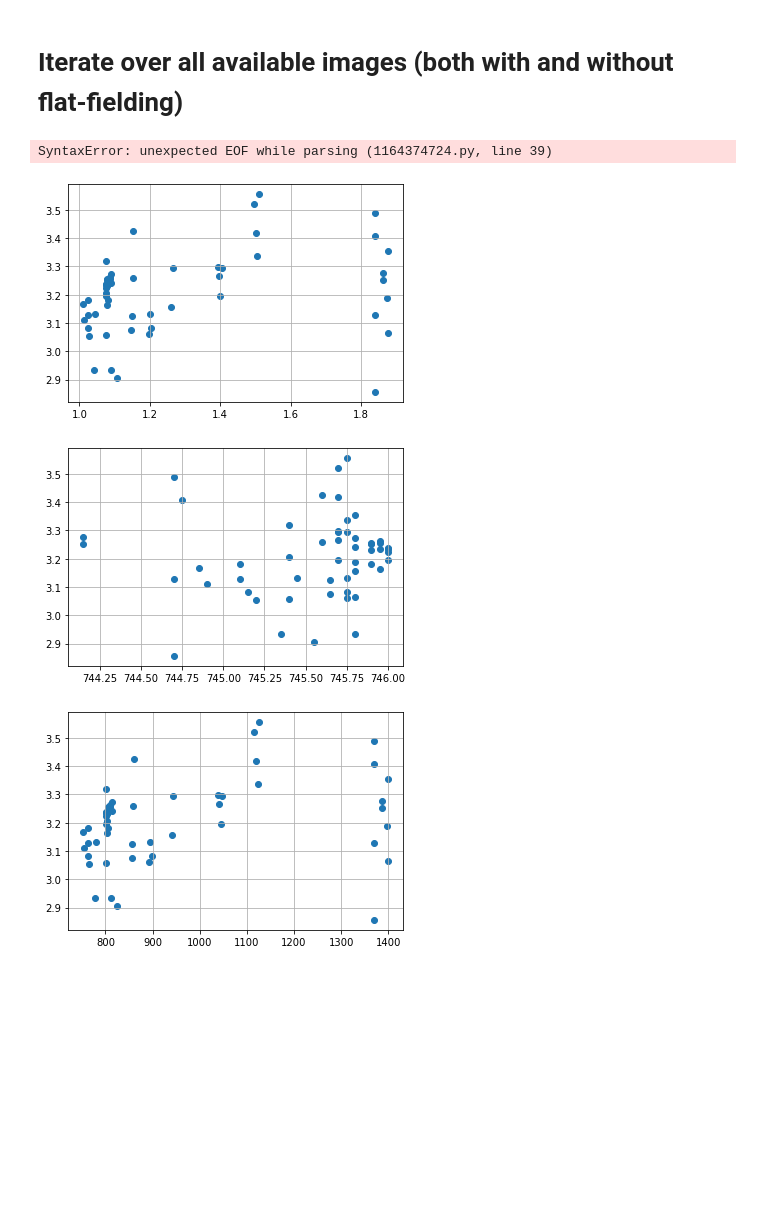
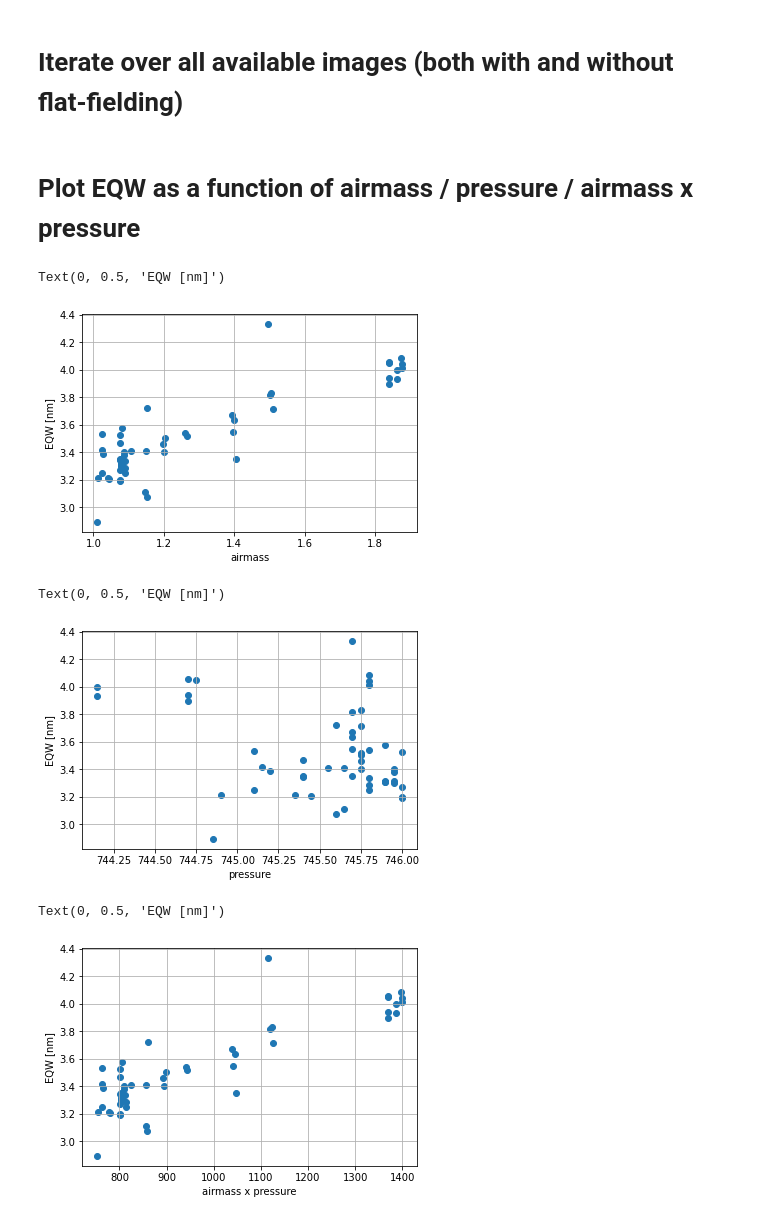
Before and after one commit to mrmonroy/AuxTel_eqw, a Jupyter notebook: O2_EQW/calculate_o2_eqw.ipynb, the cells around one changed output. Cells and saved outputs as stored; diff of their text form; code cells hidden in the pictures; blank space fills up the shorter version.

```diff
--- a/O2_EQW/calculate_o2_eqw.ipynb
+++ b/O2_EQW/calculate_o2_eqw.ipynb
@@ -65,5 +68,5 @@ plt.grid()
 # %%
-min_cont = 740
+min_cont = 735
 max_cont = 790
-min_lin = 756
-max_lin = 771
+min_lin = 750
+max_lin = 775
@@ -93,8 +109,6 @@ def eqw(x,flux,min_cont,max_cont,min_lin,max_lin,central_lambda=None,return_fit=
     linemask = (xline>=min_lin)*(xline<=max_lin)
     xline_model = xline[linemask]
     fline_model = fun_fit(xline_model,p3[0],p3[1],p3[2],p3[3])
-    #fline_model = fun_fit(xline_model,p3[0],p3[1],p3[2],p3[3],p3[4])
-    #fline_model = fun_fit(xline_model,p3[0],p3[1],p3[2],p3[3],p3[4],p3[5],p3[6],p3[7])
 
     def fun_fit_(x):
         return fun_fit(x,p3[0],p3[1],p3[2],p3[3])
@@ -106,9 +120,6 @@ def eqw(x,flux,min_cont,max_cont,min_lin,max_lin,central_lambda=None,return_fit=
     area_ul = np.trapz(fline[linemask],xline_model)
 
     area_l = area_c-area_ul
-    #print(area_c)
-    #print(area_ul)
-    #print(area_l)
 
     if central_lambda==None:
         xmin_line = xline_model[np.where(fline[linemask]==np.min(fline[linemask]))[0]][0]
@@ -116,39 +127,23 @@ def eqw(x,flux,min_cont,max_cont,min_lin,max_lin,central_lambda=None,return_fit=
     else:
         xmin_line = central_lambda
     cont_min = fun_fit(xmin_line,p3[0],p3[1],p3[2],p3[3])
-    #cont_min = fun_fit(xmin_line,p3[0],p3[1],p3[2],p3[3],p3[4])[0]
-    #cont_min = fun_fit(xmin_line,p3[0],p3[1],p3[2],p3[3],p3[4],p3[5],p3[6],p3[7])[0]
-    #print(cont_min)
 
     eqw = area_l/cont_min
     #print('EQW = ',eqw)
 
     eqwmask = (xline_model>=xmin_line-eqw/2.)*(xline_model<=xmin_line+eqw/2.)
     continuum = np.ones(len(fline_model[eqwmask]))*cont_min
-    #print(continuum)
-    #print(xmin_line-eqw/2.,xmin_line+eqw/2.)
-
-    #print(len(xline_model))
-    #print(len(fun_fit(xline_model,p3[0],p3[1],p3[2],p3[3])))
-    #print(len(fun_fit(xline_model,p3[0],p3[1],p3[2],p3[3],p3[4])))
-    #print(len(fun_fit(xline_model,p3[0],p3[1],p3[2],p3[3],p3[4],p3[5],p3[6],p3[7])))
-    #print(len(fline[linemask]))
 
     if make_plot:
         fig=plt.figure(figsize=(10,6))
         plt.plot(xline,fline)
         plt.plot(xline,fun_fit(xline,p3[0],p3[1],p3[2],p3[3]),ls='--',color='orange')
-        #plt.plot(xline,fun_fit(xline,p3[0],p3[1],p3[2],p3[3],p3[4]),ls='--',color='orange')
-        #plt.plot(xline,fun_fit(xline,p3[0],p3[1],p3[2],p3[3],p3[4],p3[5],p3[6],p3[7]),ls='--',color='orange')
         plt.fill_between(xline_model,fun_fit(xline_model,p3[0],p3[1],p3[2],p3[3]),fline[linemask],color='gray',alpha=0.2)
-        #plt.fill_between(xline_model,fun_fit(xline_model,p3[0],p3[1],p3[2],p3[3],p3[4]),fline[linemask],color='gray',alpha=0.2)
-        #plt.fill_between(xline_model,fline_model,fline[linemask],color='gray',alpha=0.2)
         plt.fill_between(xline_model[eqwmask],continuum,color='cyan',alpha=0.2)
-        #plt.ylim(0.20,0.30)
-        #plt.ylim(70000,90000)
+        plt.axvline(x=central_lambda,ls='--',color='r')
+        plt.grid()
         plt.xlabel(r'$\lambda \, [nm]$',fontsize=12)
-        plt.ylabel(r'$\gamma \, / \, (s \cdot cm^2 \cdot nm)$',fontsize=12)
-        plt.grid()
+        #plt.ylabel(r'$\gamma \, / \, (s \cdot cm^2 \cdot nm)$',fontsize=12)
         '''
         plot_outdir = 'output_plots/eqw_line_fit_{0}/'.format(source_spec)
         if os.path.exists(plot_outdir)==False:
@@ -156,7 +151,7 @@ def eqw(x,flux,min_cont,max_cont,min_lin,max_lin,central_lambda=None,return_fit=
         plt.savefig(plot_outdir+plot_name)
         '''
     if return_fit:
-        return eqw, p3, xline, fline, fun_fit(xline,p3[0],p3[1],p3[2],p3[3]) #fun_fit(xline,p3[0],p3[1],p3[2],p3[3],p3[4]) #fun_fit(xline,p3[0],p3[1],p3[2],p3[3],p3[4],p3[5],p3[6],p3[7])
+        return eqw, p3, xline, fline, fun_fit(xline,p3[0],p3[1],p3[2],p3[3]), fun_fit(xline_model,p3[0],p3[1],p3[2],p3[3]), linemask, xline_model[eqwmask], continuum
     else:
         return eqw
 # %%
@@ -204,22 +199,31 @@ airmass = np.array(airmass)
 pressure = np.array(pressure)
 eqwidth = np.array(eqwidth)
 if save_txt:
-    data = np.transpose(np.array([irmass,pressure,eqwidth]))
-    np.savetxt('eqw_data_{0}_{1}_{2}.txt'.format(obs_date,filter,disperser),data,header='airmass pressure eqw')
+    data = np.transpose(np.array([airmass,pressure,eqwidth]))
+    np.savetxt(os.path.join(outdir,'eqw_data_{0}_{1}_{2}.txt'.format(obs_date,filter,disperser)),data,header='airmass pressure eqw')
-# %% [output]
-SyntaxError: unexpected EOF while parsing (1164374724.py, line 39)
+# %% [markdown]
+# Plot EQW as a function of airmass / pressure / airmass x pressure
 # %%
 plt.scatter(airmass,eqwidth)
 plt.grid()
+plt.xlabel('airmass')
+plt.ylabel('EQW [nm]')
 # %% [output]
+Text(0, 0.5, 'EQW [nm]')
-[figure, old version]
+[figure, new version]
 # %%
 plt.scatter(pressure,eqwidth)
 plt.grid()
+plt.xlabel('pressure')
+plt.ylabel('EQW [nm]')
 # %% [output]
+Text(0, 0.5, 'EQW [nm]')
-[figure, old version]
+[figure, new version]
 # %%
 plt.scatter(airmass*pressure,eqwidth)
 plt.grid()
+plt.xlabel('airmass x pressure')
+plt.ylabel('EQW [nm]')
 # %% [output]
+Text(0, 0.5, 'EQW [nm]')
-[figure, old version]
+[figure, new version]
```
Also changed, not shown: parts of 16 cells of this notebook.
